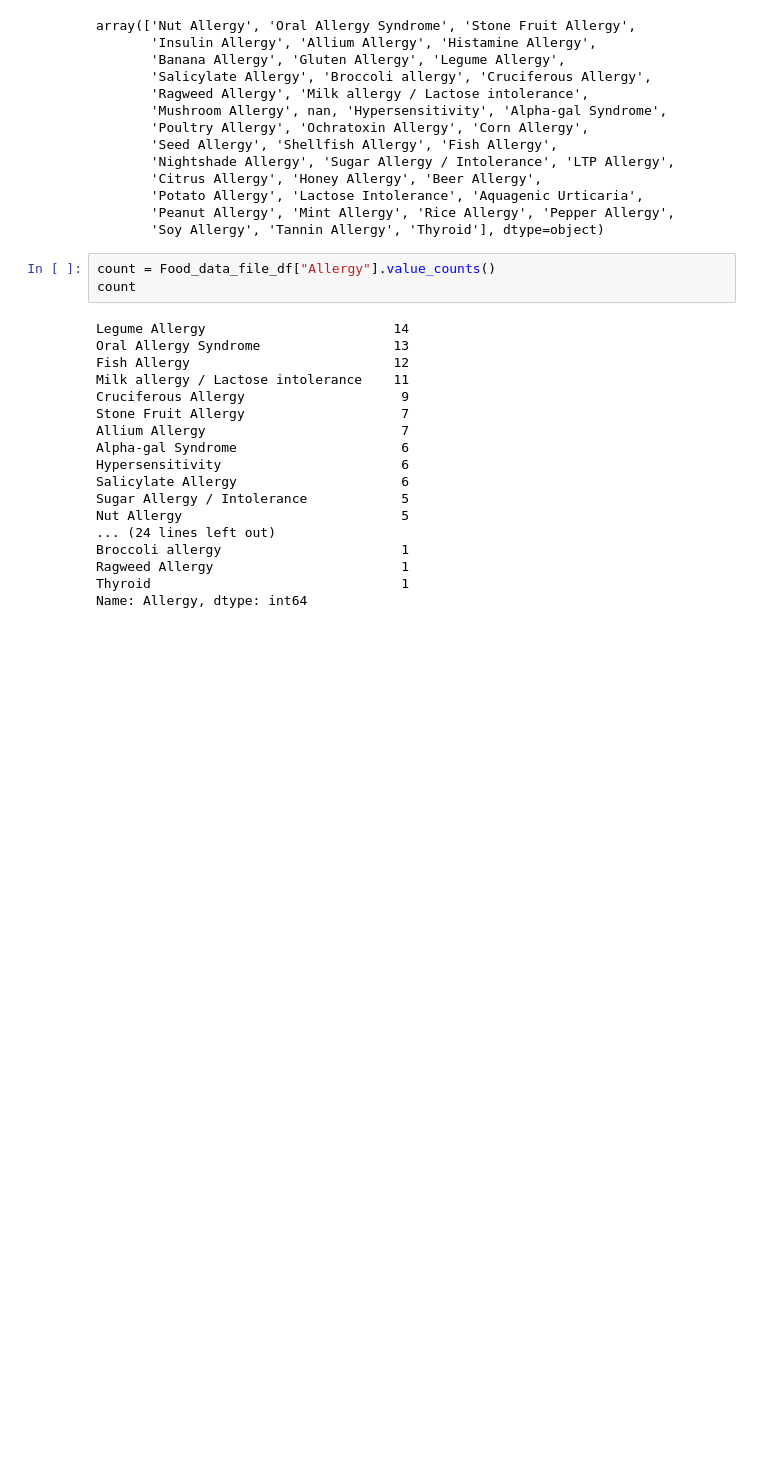
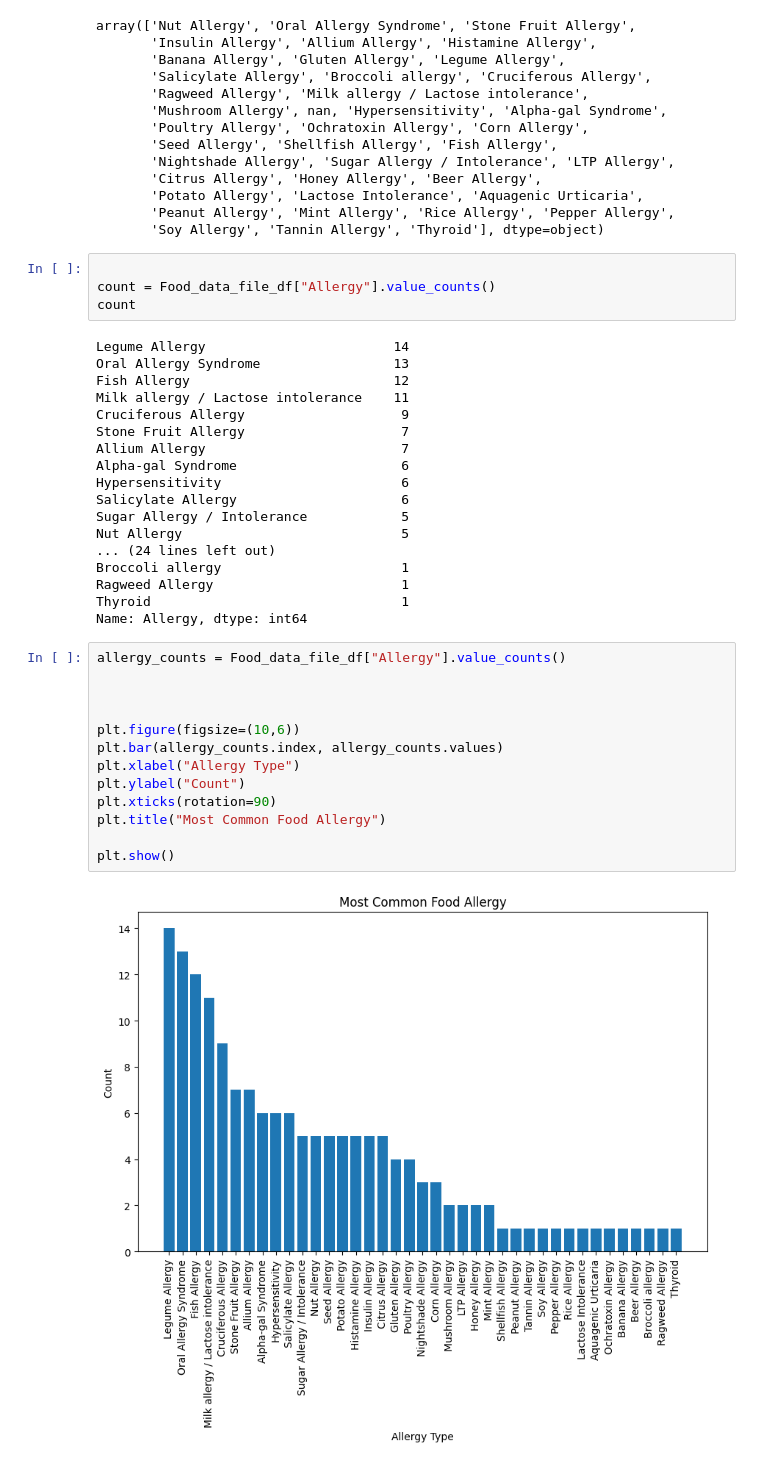
Before and after one commit to rbeebe1/project_01_group_01, a Jupyter notebook: app.ipynb, the cells around one changed output. Cells and saved outputs as stored; diff of their text form; blank space fills up the shorter version.

Commit message:
added visuals

```diff
--- a/app.ipynb
+++ b/app.ipynb
@@ -162,6 +163,7 @@ array(['Nut Allergy', 'Oral Allergy Syndrome', 'Stone Fruit Allergy',
        'Peanut Allergy', 'Mint Allergy', 'Rice Allergy', 'Pepper Allergy',
        'Soy Allergy', 'Tannin Allergy', 'Thyroid'], dtype=object)
 # %%
+
 count = Food_data_file_df["Allergy"].value_counts()
 count
 # %% [output]
@@ -182,3 +184,18 @@ Broccoli allergy                       1
 Ragweed Allergy                        1
 Thyroid                                1
 Name: Allergy, dtype: int64
+# %%
+allergy_counts = Food_data_file_df["Allergy"].value_counts()
+
+
+
+plt.figure(figsize=(10,6))
+plt.bar(allergy_counts.index, allergy_counts.values)
+plt.xlabel("Allergy Type")
+plt.ylabel("Count")
+plt.xticks(rotation=90)
+plt.title("Most Common Food Allergy")
+
+plt.show()
+# %% [output]
+[figure, added]
```
Also changed, not shown: parts of 6 cells of this notebook, 1 other file.
